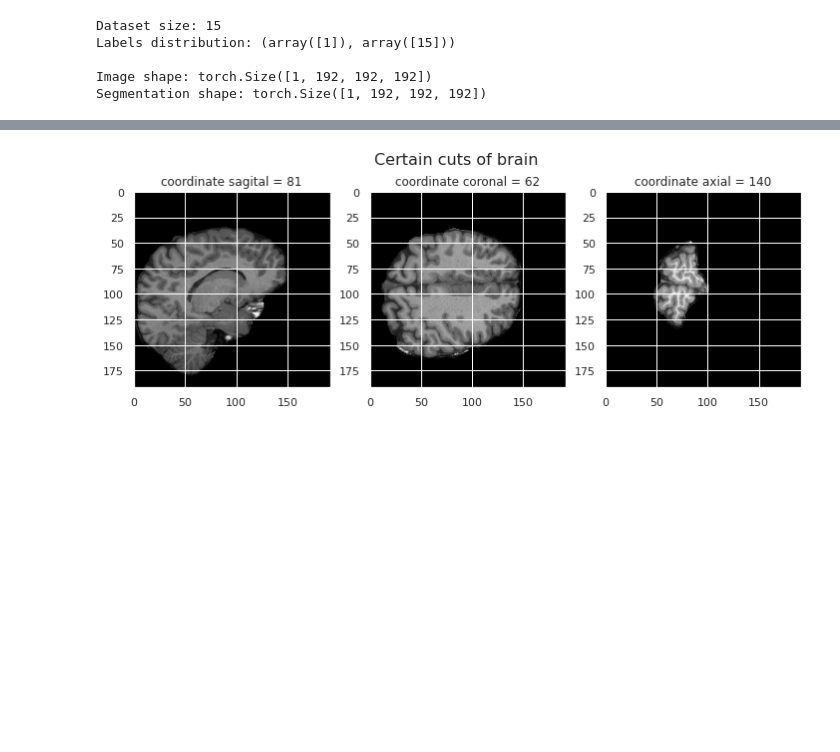
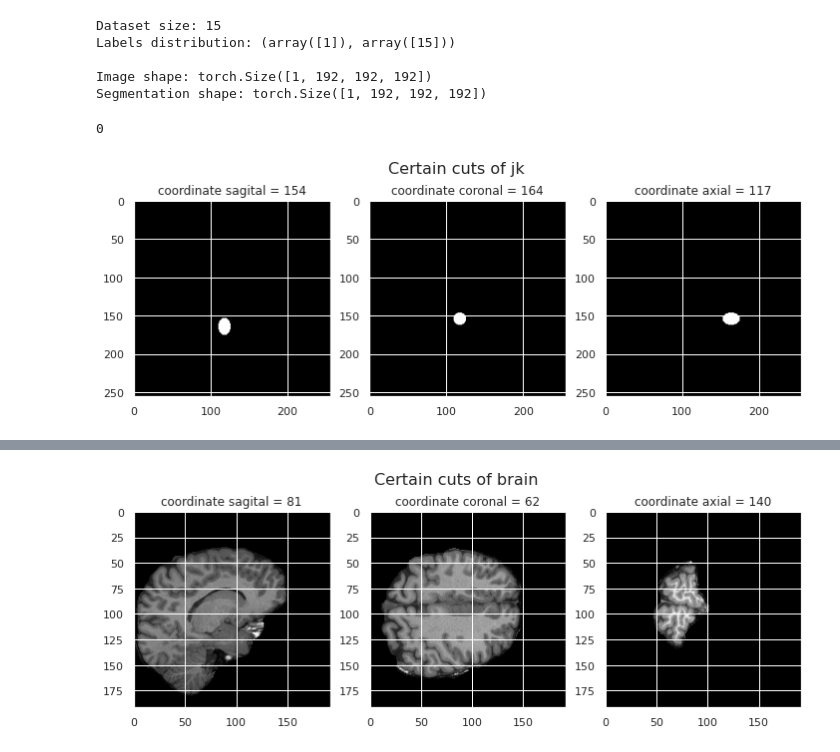
Before and after one commit to mrugnivenko/MRI-segmentation, a Jupyter notebook: Experiments_fcd.ipynb, the cells around one changed output, grey strips where cells are left out. Saved outputs shown, nothing was run; the diff lists cells and outputs as text; code cells hidden in the pictures; blank space fills up the shorter version.

```diff
--- a/Experiments_fcd.ipynb
+++ b/Experiments_fcd.ipynb
@@ -74,0 +95,4 @@ Segmentation shape: torch.Size([1, 192, 192, 192])
+# %%
+comb_mask.sum()
+# %% [output]
+0
@@ -74,0 +101,6 @@ Segmentation shape: torch.Size([1, 192, 192, 192])
+# %%
+bb = load_nii_to_array(fcd_pirogov_seg_data.img_mask[0])
+# %%
+plot_certain_cuts(bb, get_center_coord_of_bb(bb), 'jk')
+# %% [output]
+[figure, added]
```
Also changed, not shown: parts of 30 cells of this notebook, 3 other files.
